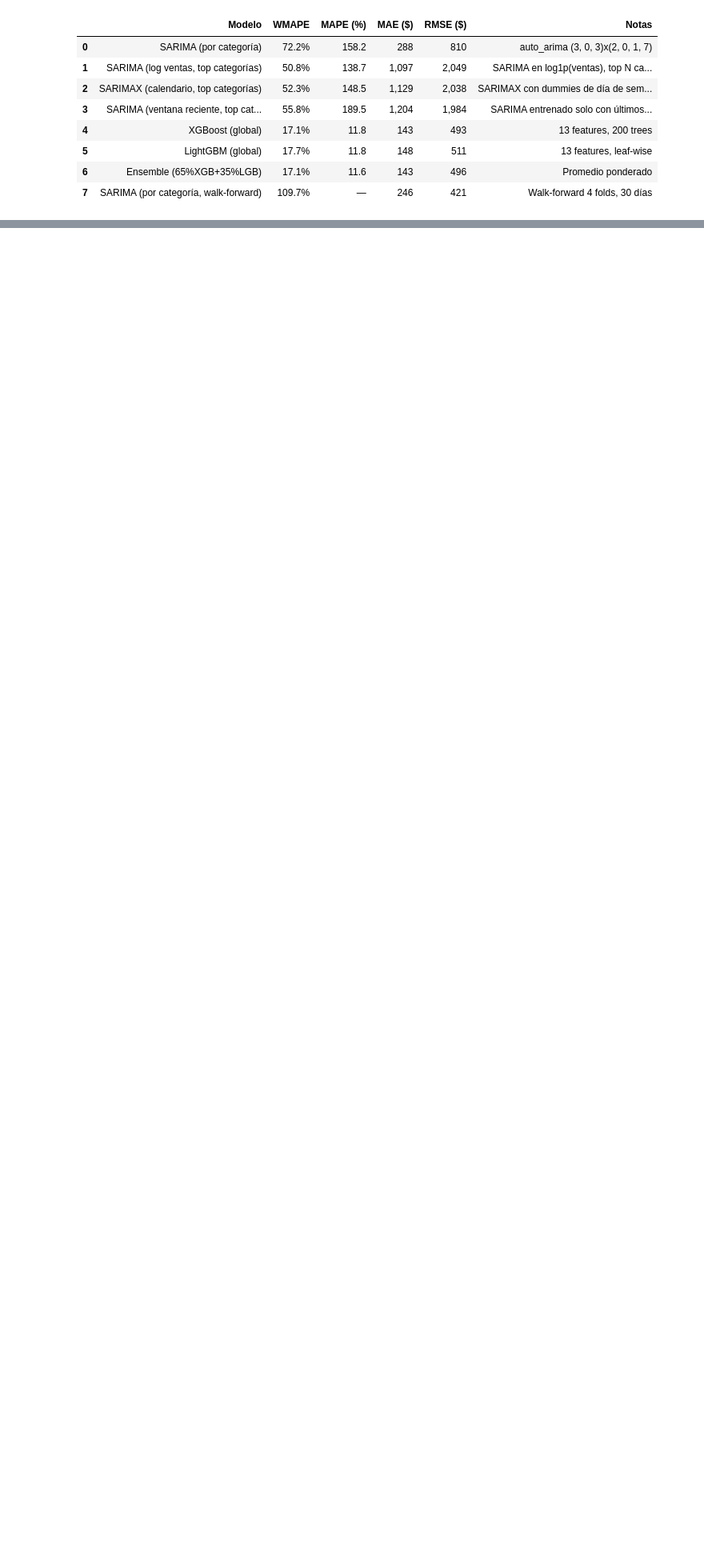
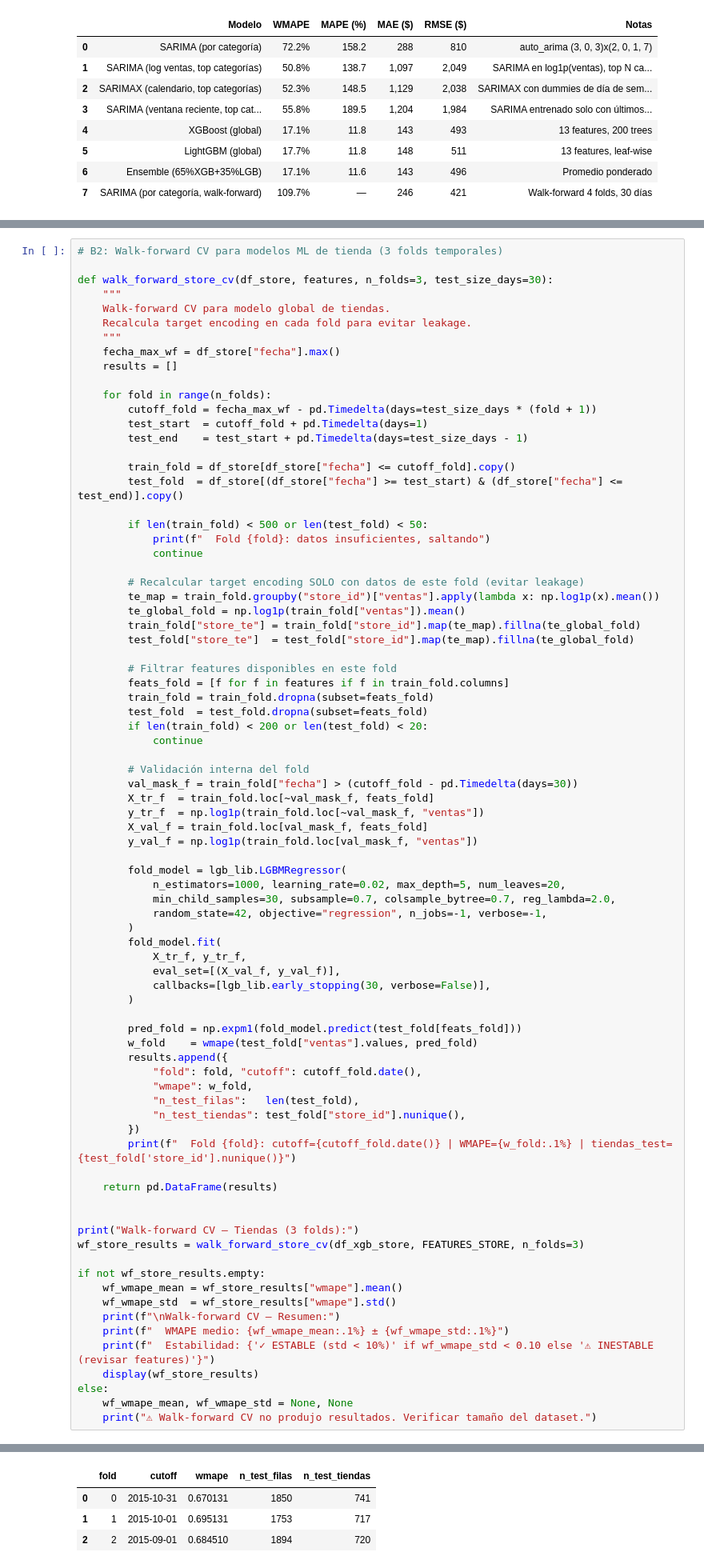
Before and after one commit to agus-chaud/forecasting-demanda-licores, a Jupyter notebook: forecasting-licores.ipynb, the cells around one changed output, grey strips where cells are left out. Shown at 80% size. Saved outputs shown, nothing was run; the diff lists cells and outputs as text; blank space fills up the shorter version.

```diff
--- a/forecasting-licores.ipynb
+++ b/forecasting-licores.ipynb
@@ -1419,0 +1867,81 @@ Resumen walk-forward SARIMA por categoría
+# %%
+# B2: Walk-forward CV para modelos ML de tienda (3 folds temporales)
+
+def walk_forward_store_cv(df_store, features, n_folds=3, test_size_days=30):
+    """
+    Walk-forward CV para modelo global de tiendas.
+    Recalcula target encoding en cada fold para evitar leakage.
+    """
+    fecha_max_wf = df_store["fecha"].max()
+    results = []
+
+    for fold in range(n_folds):
+        cutoff_fold = fecha_max_wf - pd.Timedelta(days=test_size_days * (fold + 1))
+        test_start  = cutoff_fold + pd.Timedelta(days=1)
+        test_end    = test_start + pd.Timedelta(days=test_size_days - 1)
+
+        train_fold = df_store[df_store["fecha"] <= cutoff_fold].copy()
+        test_fold  = df_store[(df_store["fecha"] >= test_start) & (df_store["fecha"] <= test_end)].copy()
+
+        if len(train_fold) < 500 or len(test_fold) < 50:
+            print(f"  Fold {fold}: datos insuficientes, saltando")
+            continue
+
+        # Recalcular target encoding SOLO con datos de este fold (evitar leakage)
+        te_map = train_fold.groupby("store_id")["ventas"].apply(lambda x: np.log1p(x).mean())
+        te_global_fold = np.log1p(train_fold["ventas"]).mean()
+        train_fold["store_te"] = train_fold["store_id"].map(te_map).fillna(te_global_fold)
+        test_fold["store_te"]  = test_fold["store_id"].map(te_map).fillna(te_global_fold)
+
+        # Filtrar features disponibles en este fold
+        feats_fold = [f for f in features if f in train_fold.columns]
+        train_fold = train_fold.dropna(subset=feats_fold)
+        test_fold  = test_fold.dropna(subset=feats_fold)
+        if len(train_fold) < 200 or len(test_fold) < 20:
+            continue
+
+        # Validación interna del fold
+        val_mask_f = train_fold["fecha"] > (cutoff_fold - pd.Timedelta(days=30))
+        X_tr_f  = train_fold.loc[~val_mask_f, feats_fold]
+        y_tr_f  = np.log1p(train_fold.loc[~val_mask_f, "ventas"])
+        X_val_f = train_fold.loc[val_mask_f, feats_fold]
+        y_val_f = np.log1p(train_fold.loc[val_mask_f, "ventas"])
+
+        fold_model = lgb_lib.LGBMRegressor(
+            n_estimators=1000, learning_rate=0.02, max_depth=5, num_leaves=20,
+            min_child_samples=30, subsample=0.7, colsample_bytree=0.7, reg_lambda=2.0,
+            random_state=42, objective="regression", n_jobs=-1, verbose=-1,
+        )
+        fold_model.fit(
+            X_tr_f, y_tr_f,
+            eval_set=[(X_val_f, y_val_f)],
+            callbacks=[lgb_lib.early_stopping(30, verbose=False)],
+        )
+
+        pred_fold = np.expm1(fold_model.predict(test_fold[feats_fold]))
+        w_fold    = wmape(test_fold["ventas"].values, pred_fold)
+        results.append({
+            "fold": fold, "cutoff": cutoff_fold.date(),
+            "wmape": w_fold,
+            "n_test_filas":   len(test_fold),
+            "n_test_tiendas": test_fold["store_id"].nunique(),
+        })
+        print(f"  Fold {fold}: cutoff={cutoff_fold.date()} | WMAPE={w_fold:.1%} | tiendas_test={test_fold['store_id'].nunique()}")
+
+    return pd.DataFrame(results)
+
+
+print("Walk-forward CV — Tiendas (3 folds):")
+wf_store_results = walk_forward_store_cv(df_xgb_store, FEATURES_STORE, n_folds=3)
+
+if not wf_store_results.empty:
+    wf_wmape_mean = wf_store_results["wmape"].mean()
+    wf_wmape_std  = wf_store_results["wmape"].std()
+    print(f"\nWalk-forward CV — Resumen:")
+    print(f"  WMAPE medio: {wf_wmape_mean:.1%} ± {wf_wmape_std:.1%}")
+    print(f"  Estabilidad: {'✓ ESTABLE (std < 10%)' if wf_wmape_std < 0.10 else '⚠ INESTABLE (revisar features)'}")
+    display(wf_store_results)
+else:
+    wf_wmape_mean, wf_wmape_std = None, None
+    print("⚠ Walk-forward CV no produjo resultados. Verificar tamaño del dataset.")
+# %% [output]
@@ -1419,0 +1956,4 @@ Resumen walk-forward SARIMA por categoría
+|  | fold | cutoff | wmape | n_test_filas | n_test_tiendas |
+| 0 | 0 | 2015-10-31 | 0.670131 | 1850 | 741 |
+| 1 | 1 | 2015-10-01 | 0.695131 | 1753 | 717 |
+| 2 | 2 | 2015-09-01 | 0.684510 | 1894 | 720 |
```
Also changed, not shown: parts of 13 cells of this notebook, 1 other file.
